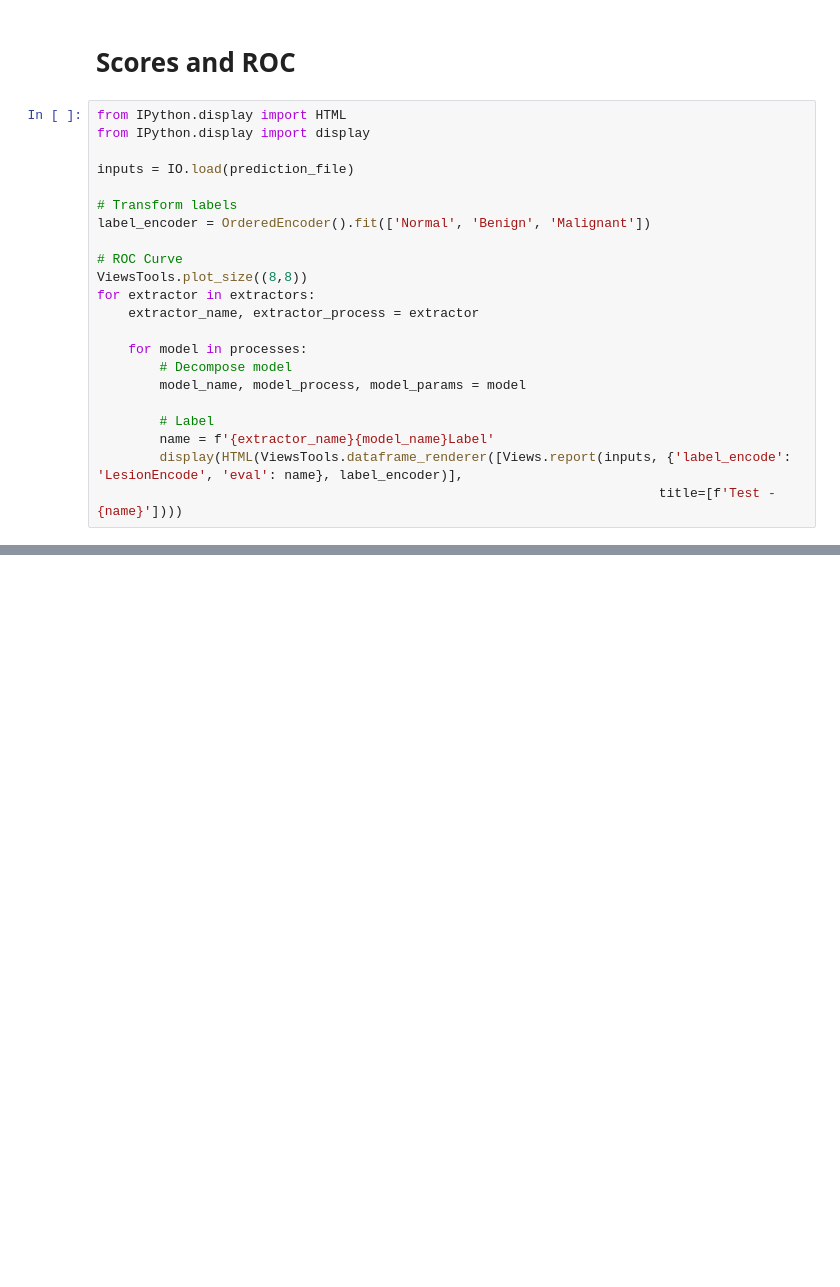
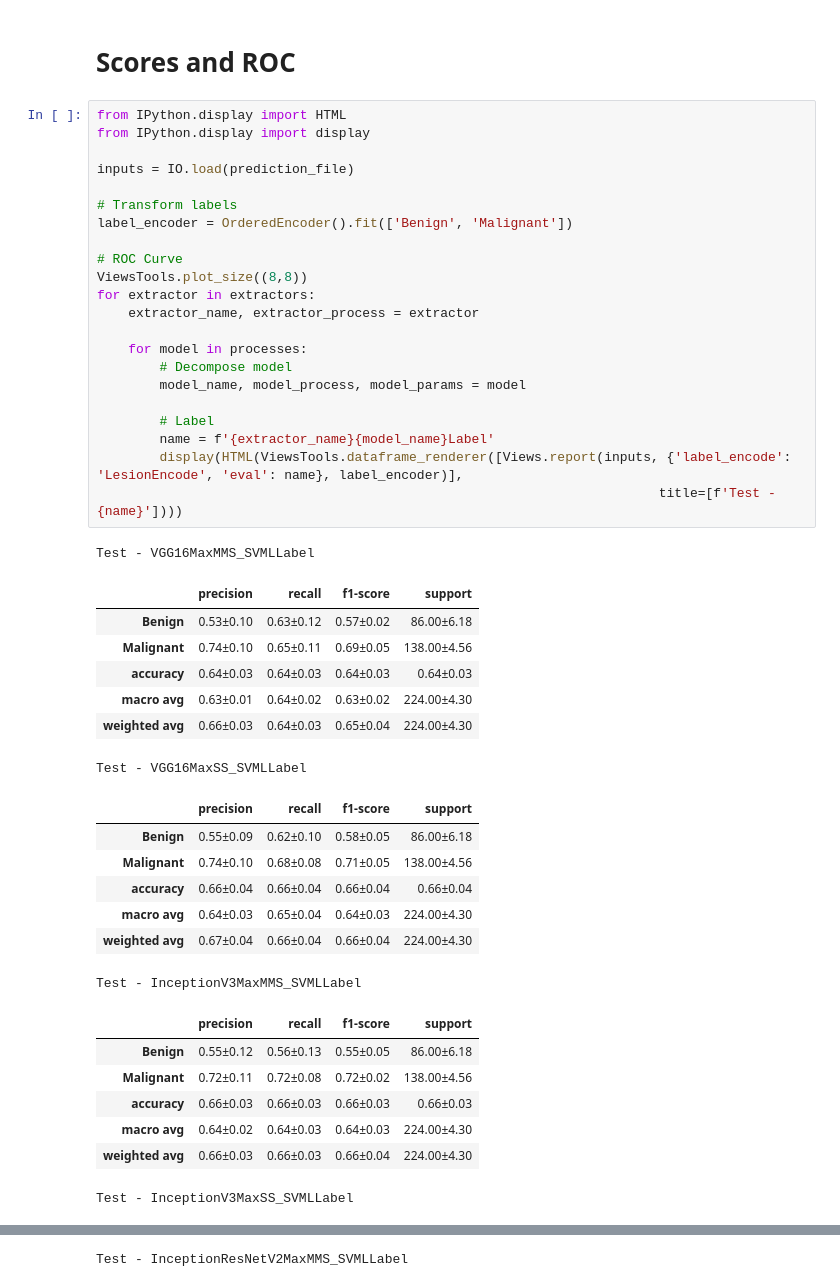
Before and after one commit to RomainCendre/classification, a Jupyter notebook: manuscript/MultimodalClassification/Dermoscopy.ipynb, the cells around one changed output, grey strips where cells are left out. Saved outputs shown, nothing was run; the diff lists cells and outputs as text; blank space fills up the shorter version.

```diff
--- a/manuscript/MultimodalClassification/Dermoscopy.ipynb
+++ b/manuscript/MultimodalClassification/Dermoscopy.ipynb
@@ -87,22 +91,45 @@ for extractor in extractors:
 # %%
 from IPython.display import HTML
 from IPython.display import display
 
 inputs = IO.load(prediction_file)
 
 # Transform labels
-label_encoder = OrderedEncoder().fit(['Normal', 'Benign', 'Malignant'])
+label_encoder = OrderedEncoder().fit(['Benign', 'Malignant'])
 
 # ROC Curve
 ViewsTools.plot_size((8,8))
 for extractor in extractors:
     extractor_name, extractor_process = extractor
 
     for model in processes:
         # Decompose model
         model_name, model_process, model_params = model
 
         # Label
         name = f'{extractor_name}{model_name}Label'
         display(HTML(ViewsTools.dataframe_renderer([Views.report(inputs, {'label_encode': 'LesionEncode', 'eval': name}, label_encoder)],
                                                                         title=[f'Test - {name}'])))
+# %% [output]
+Test - VGG16MaxMMS_SVMLLabel
+|  | precision | recall | f1-score | support |
+| Benign | 0.53±0.10 | 0.63±0.12 | 0.57±0.02 | 86.00±6.18 |
+| Malignant | 0.74±0.10 | 0.65±0.11 | 0.69±0.05 | 138.00±4.56 |
+| accuracy | 0.64±0.03 | 0.64±0.03 | 0.64±0.03 | 0.64±0.03 |
+| macro avg | 0.63±0.01 | 0.64±0.02 | 0.63±0.02 | 224.00±4.30 |
+| weighted avg | 0.66±0.03 | 0.64±0.03 | 0.65±0.04 | 224.00±4.30 |
+Test - VGG16MaxSS_SVMLLabel
+|  | precision | recall | f1-score | support |
+| Benign | 0.55±0.09 | 0.62±0.10 | 0.58±0.05 | 86.00±6.18 |
+| Malignant | 0.74±0.10 | 0.68±0.08 | 0.71±0.05 | 138.00±4.56 |
+| accuracy | 0.66±0.04 | 0.66±0.04 | 0.66±0.04 | 0.66±0.04 |
+| macro avg | 0.64±0.03 | 0.65±0.04 | 0.64±0.03 | 224.00±4.30 |
+| weighted avg | 0.67±0.04 | 0.66±0.04 | 0.66±0.04 | 224.00±4.30 |
+Test - InceptionV3MaxMMS_SVMLLabel
+|  | precision | recall | f1-score | support |
+| Benign | 0.55±0.12 | 0.56±0.13 | 0.55±0.05 | 86.00±6.18 |
+| Malignant | 0.72±0.11 | 0.72±0.08 | 0.72±0.02 | 138.00±4.56 |
+| accuracy | 0.66±0.03 | 0.66±0.03 | 0.66±0.03 | 0.66±0.03 |
+| macro avg | 0.64±0.02 | 0.64±0.03 | 0.64±0.03 | 224.00±4.30 |
+| weighted avg | 0.66±0.03 | 0.66±0.03 | 0.66±0.04 | 224.00±4.30 |
+Test - InceptionV3MaxSS_SVMLLabel
@@ -108,0 +142 @@ for extractor in extractors:
+Test - InceptionResNetV2MaxMMS_SVMLLabel
```
Also changed, not shown: parts of 3 cells of this notebook, 7 other files.
